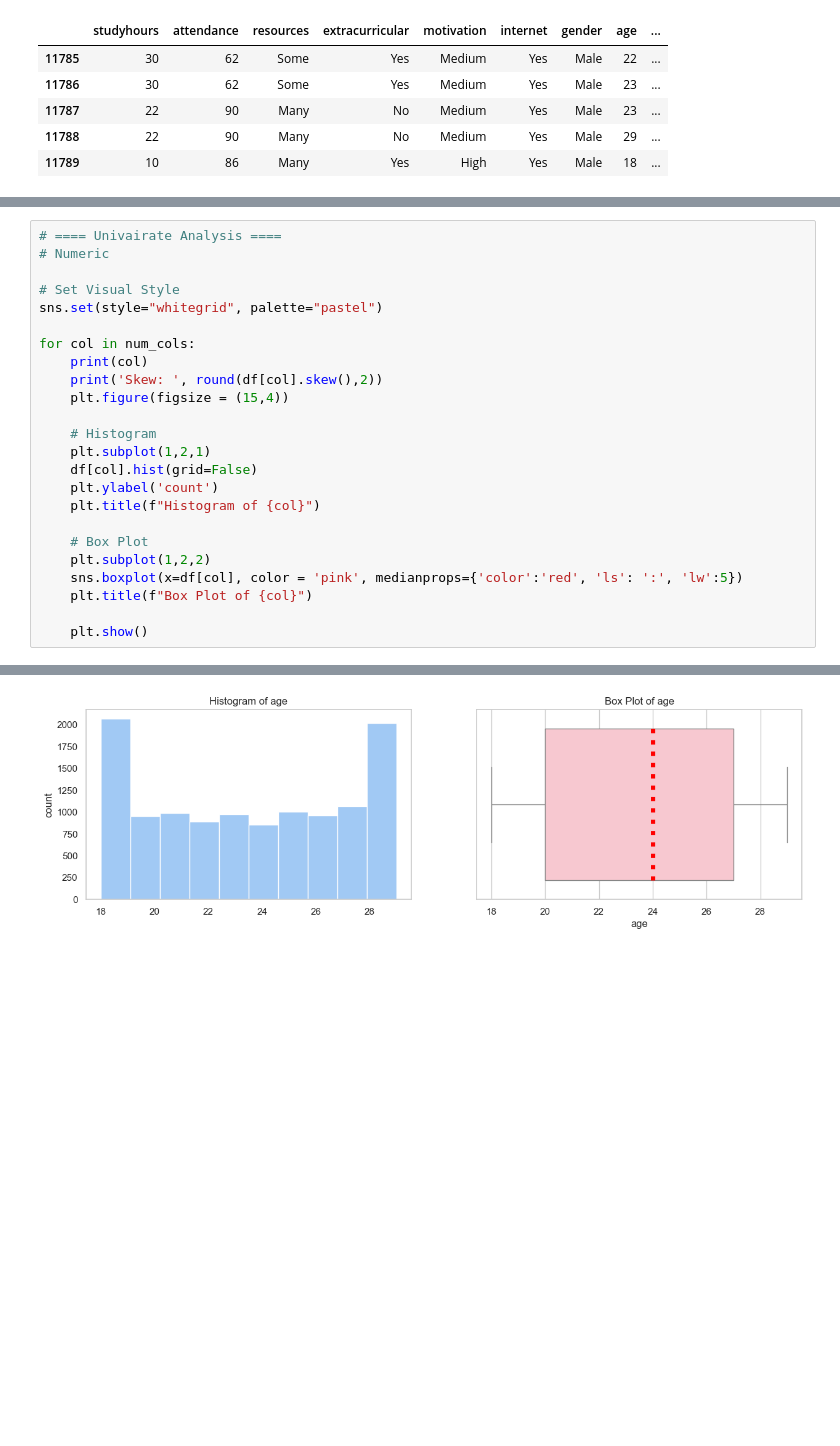
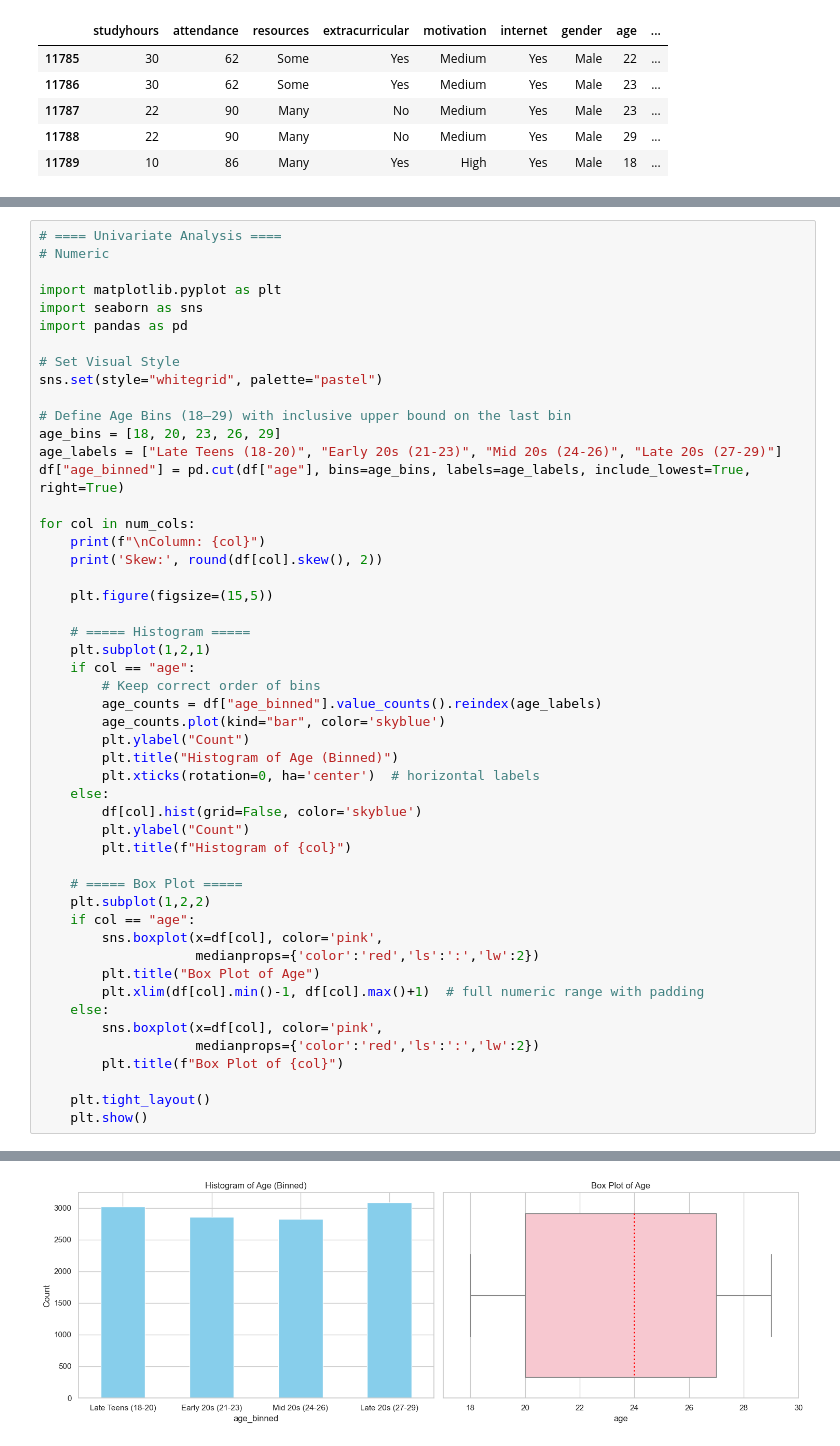
Before and after one commit to VIG2K3/BIG_DATA_PROJECT, a Jupyter notebook: EDA Analysis/Univariate Analysis .ipynb, the cells around one changed output, grey strips where cells are left out. Saved outputs shown, nothing was run; the diff lists cells and outputs as text; blank space fills up the shorter version.

```diff
--- a/EDA Analysis/Univariate Analysis .ipynb
+++ b/EDA Analysis/Univariate Analysis .ipynb
@@ -176,25 +172,51 @@ Numerical Variables (index removed):
 # %%
-# ==== Univairate Analysis ====
+# ==== Univariate Analysis ====
 # Numeric
+
+import matplotlib.pyplot as plt
+import seaborn as sns
+import pandas as pd
 
 # Set Visual Style
 sns.set(style="whitegrid", palette="pastel")
 
+# Define Age Bins (18–29) with inclusive upper bound on the last bin
+age_bins = [18, 20, 23, 26, 29]
+age_labels = ["Late Teens (18-20)", "Early 20s (21-23)", "Mid 20s (24-26)", "Late 20s (27-29)"]
+df["age_binned"] = pd.cut(df["age"], bins=age_bins, labels=age_labels, include_lowest=True, right=True)
+
 for col in num_cols:
-    print(col)
-    print('Skew: ', round(df[col].skew(),2))
-    plt.figure(figsize = (15,4))
+    print(f"\nColumn: {col}")
+    print('Skew:', round(df[col].skew(), 2))
 
-    # Histogram
+    plt.figure(figsize=(15,5))
+
+    # ===== Histogram =====
     plt.subplot(1,2,1)
-    df[col].hist(grid=False)
-    plt.ylabel('count')
-    plt.title(f"Histogram of {col}")
+    if col == "age":
+        # Keep correct order of bins
+        age_counts = df["age_binned"].value_counts().reindex(age_labels)
+        age_counts.plot(kind="bar", color='skyblue')
+        plt.ylabel("Count")
+        plt.title("Histogram of Age (Binned)")
+        plt.xticks(rotation=0, ha='center')  # horizontal labels
+    else:
+        df[col].hist(grid=False, color='skyblue')
+        plt.ylabel("Count")
+        plt.title(f"Histogram of {col}")
 
-    # Box Plot
+    # ===== Box Plot =====
     plt.subplot(1,2,2)
-    sns.boxplot(x=df[col], color = 'pink', medianprops={'color':'red', 'ls': ':', 'lw':5})
-    plt.title(f"Box Plot of {col}")
+    if col == "age":
+        sns.boxplot(x=df[col], color='pink',
+                    medianprops={'color':'red','ls':':','lw':2})
+        plt.title("Box Plot of Age")
+        plt.xlim(df[col].min()-1, df[col].max()+1)  # full numeric range with padding
+    else:
+        sns.boxplot(x=df[col], color='pink',
+                    medianprops={'color':'red','ls':':','lw':2})
+        plt.title(f"Box Plot of {col}")
 
+    plt.tight_layout()
     plt.show()
 # %% [output]
@@ -209 +231 @@ Skew:  -0.01
-[figure, old version]
+[figure, new version]
```
Also changed, not shown: parts of 10 cells of this notebook, 1 other file.
